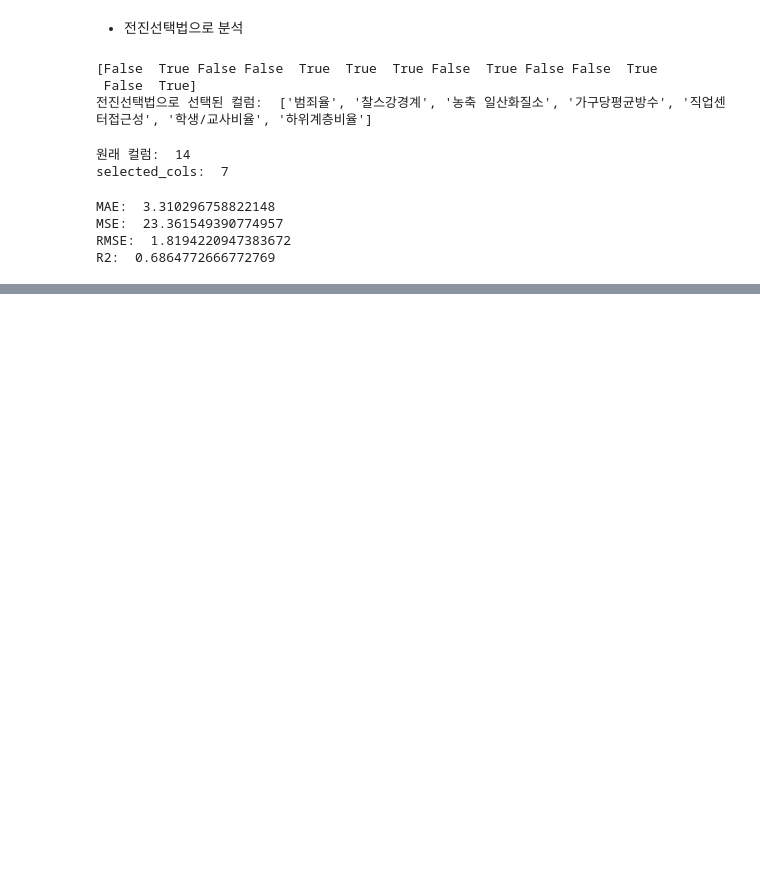
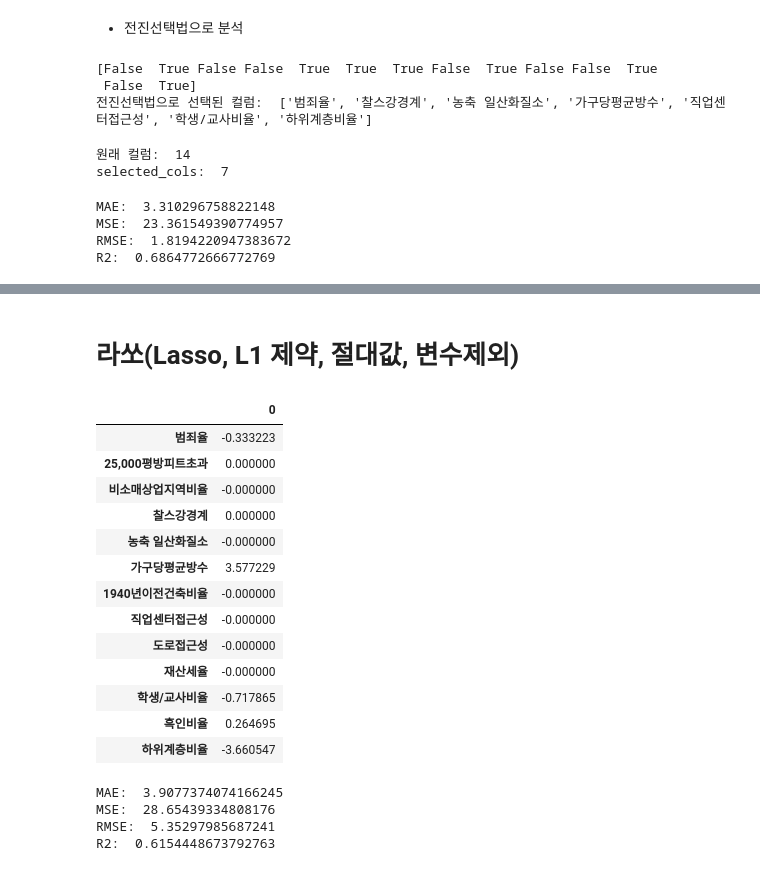
Before and after one commit to LongS1eeper/fintech_service_2nd, a Jupyter notebook: 05machine_learning/17지도학습_회귀분석_최적회귀_정규화_tree회귀.ipynb, the cells around one changed output, grey strips where cells are left out. Cells and saved outputs as stored; diff of their text form; code cells hidden in the pictures; blank space fills up the shorter version.

```diff
--- a/05machine_learning/17지도학습_회귀분석_최적회귀_정규화_tree회귀.ipynb
+++ b/05machine_learning/17지도학습_회귀분석_최적회귀_정규화_tree회귀.ipynb
@@ -280,0 +303,14 @@ R2:  0.6864772666772769
+# %%
+sfs_bw = SequentialFeatureSelector(
+        estimator=model,
+        direction='backward',
+        scoring='r2',
+        cv=5,
+        n_jobs=4
+        )
+sfs_bw.fit(rs_X_train_const, y_train)
+# print(sfs_fw.get_support())
+selected_cols = rs_X_train_const.columns[sfs_bw.get_support()]
+print("전진선택법으로 선택된 컬럼: ", list(selected_cols))
+print("원래 컬럼수: ",len(rs_X_train_const.columns))
+print("selected_cols: ", len(selected_cols))
@@ -280,0 +373,3 @@ R2:  0.6864772666772769
+# %% [markdown]
+
+# 라쏘(Lasso, L1 제약, 절대값, 변수제외)
@@ -280,0 +378,29 @@ R2:  0.6864772666772769
+# %%
+lasso = Lasso(alpha=1.0)
+lasso.fit(rs_X_train, y_train)
+pred = lasso.predict(rs_X_test)
+lasso_result = pd.DataFrame(lasso.coef_, index=lasso.feature_names_in_)
+display(lasso_result)
+print("MAE: ", mean_absolute_error(y_test, pred))
+print("MSE: ", mean_squared_error(y_test, pred))
+print("RMSE: ", np.sqrt(mean_squared_error(y_test, pred)))
+print("R2: ", r2_score(y_test, pred))
+# %% [output]
+|  | 0 |
+| 범죄율 | -0.333223 |
+| 25,000평방피트초과 | 0.000000 |
+| 비소매상업지역비율 | -0.000000 |
+| 찰스강경계 | 0.000000 |
+| 농축 일산화질소 | -0.000000 |
+| 가구당평균방수 | 3.577229 |
+| 1940년이전건축비율 | -0.000000 |
+| 직업센터접근성 | -0.000000 |
+| 도로접근성 | -0.000000 |
+| 재산세율 | -0.000000 |
+| 학생/교사비율 | -0.717865 |
+| 흑인비율 | 0.264695 |
+| 하위계층비율 | -3.660547 |
+MAE:  3.9077374074166245
+MSE:  28.65439334808176
+RMSE:  5.35297985687241
+R2:  0.6154448673792763
```
Also changed, not shown: parts of 41 cells of this notebook, 2 other files.
